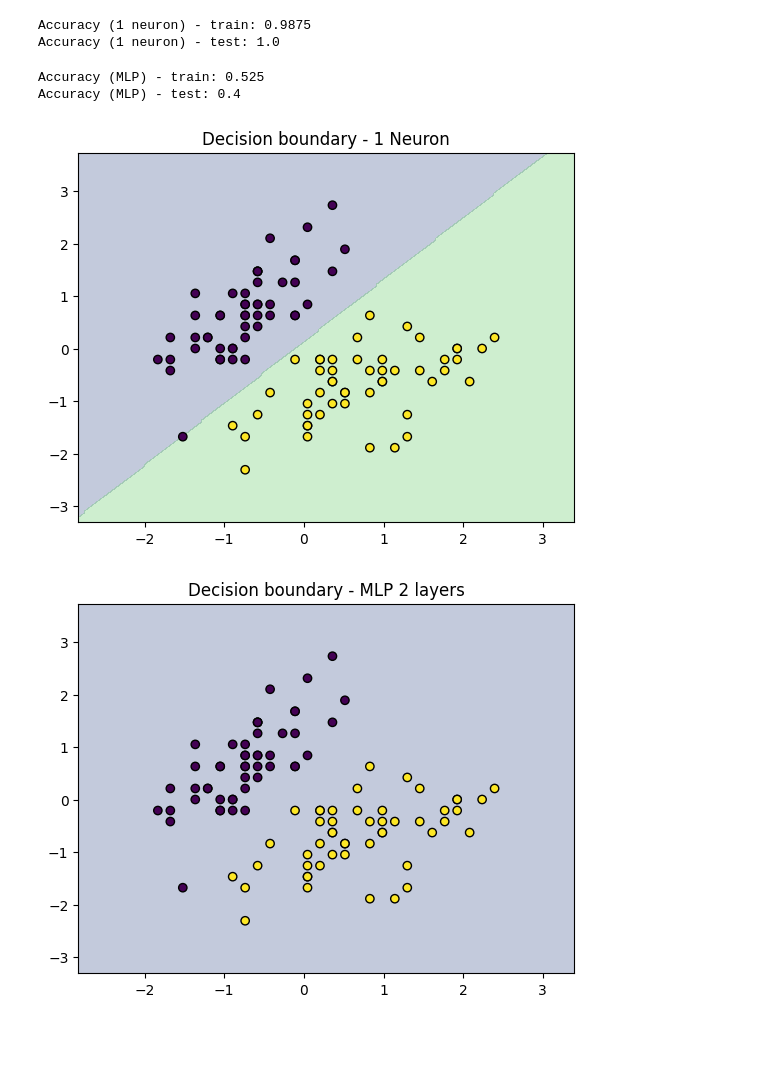
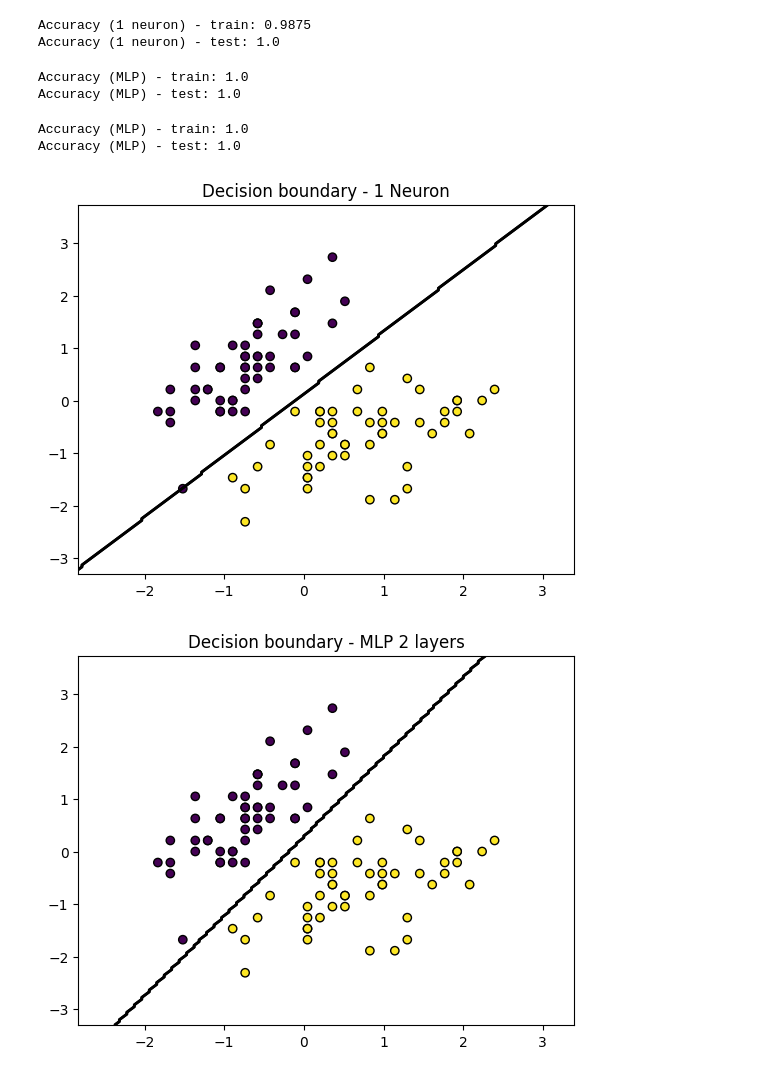
Before and after one commit to YuraPanov/Machine_Learning, a Jupyter notebook: lab 3/Untitled.ipynb, the cells around one changed output. Cells and saved outputs as stored; diff of their text form; code cells hidden in the pictures; blank space fills up the shorter version.

```diff
--- a/lab 3/Untitled.ipynb
+++ b/lab 3/Untitled.ipynb
@@ -49,7 +49,7 @@ class MLP:
         self.lr = lr
         for i in range(len(layer_sizes)-1):
             layer = {
-                'weights': np.random.randn(layer_sizes[i], layer_sizes[i+1]) * 0.01,
+                'weights': np.random.randn(layer_sizes[i], layer_sizes[i+1]) * 0.1,
                 'bias': np.zeros((1, layer_sizes[i+1]))
             }
             self.layers.append(layer)
@@ -66,7 +66,7 @@ class MLP:
     def backward(self, X, Y):
         m = X.shape[0]
         A_final = self.activations[-1]
-        dA = A_final - Y  # для MSE или бинарной кросс-энтропии
+        dA = -(Y / A_final) + (1 - Y) / (1 - A_final)  # для MSE или бинарной кросс-энтропии
 
         for i in reversed(range(len(self.layers))):
             A_prev = self.activations[i]
@@ -119,7 +119,7 @@ Accuracy (1 neuron) - test: 1.0
 # %%
 # MLP: 2 входа -> 10 -> 10 -> 1 выход
 mlp = MLP([2, 10, 10, 1], lr=0.1)
-mlp.train(X_train, y_train, epochs=2000)
+mlp.train(X_train, y_train, epochs=5000)
 
 y_pred_train_mlp = mlp.predict(X_train)
 y_pred_test_mlp = mlp.predict(X_test)
@@ -127,29 +127,42 @@ y_pred_test_mlp = mlp.predict(X_test)
 print("Accuracy (MLP) - train:", accuracy_score(y_train, y_pred_train_mlp))
 print("Accuracy (MLP) - test:", accuracy_score(y_test, y_pred_test_mlp))
 # %% [output]
-Accuracy (MLP) - train: 0.525
-Accuracy (MLP) - test: 0.4
+Accuracy (MLP) - train: 1.0
+Accuracy (MLP) - test: 1.0
 # %%
-def plot_decision_boundary(model, X, y, title):
-    x_min, x_max = X[:,0].min()-1, X[:,0].max()+1
-    y_min, y_max = X[:,1].min()-1, X[:,1].max()+1
-    xx, yy = np.meshgrid(np.linspace(x_min, x_max, 200),
-                         np.linspace(y_min, y_max, 200))
-    grid = np.c_[xx.ravel(), yy.ravel()]
+# MLP: 2 входа -> 10 -> 10 -> 1 выход
+mlp = MLP([2, 10, 10, 1], lr=0.1)
+mlp.train(X_train, y_train, epochs=5000)
 
-    if isinstance(model, Neuron):
-        Z = model.forward(grid) > 0.5
-    else:
-        Z = model.predict(grid)
-    Z = Z.reshape(xx.shape)
+y_pred_train_mlp = mlp.predict(X_train)
+y_pred_test_mlp = mlp.predict(X_test)
 
-    plt.contourf(xx, yy, Z, alpha=0.3)
-    plt.scatter(X[:,0], X[:,1], c=y.ravel(), edgecolors='k')
-    plt.title(title)
-    plt.show()
-
-plot_decision_boundary(neuron, X, y, "Decision boundary - 1 Neuron")
-plot_decision_boundary(mlp, X, y, "Decision boundary - MLP 2 layers")
+print("Accuracy (MLP) - train:", accuracy_score(y_train, y_pred_train_mlp))
+print("Accuracy (MLP) - test:", accuracy_score(y_test, y_pred_test_mlp))
 # %% [output]
-[figure, removed]
-[figure, removed]
+Accuracy (MLP) - train: 1.0
+Accuracy (MLP) - test: 1.0
+# %%
+def plot_decision_boundary(model, X, y, title):
+    x_min, x_max = X[:,0].min()-1, X[:,0].max()+1
+    y_min, y_max = X[:,1].min()-1, X[:,1].max()+1
+    xx, yy = np.meshgrid(np.linspace(x_min, x_max, 200),
+                         np.linspace(y_min, y_max, 200))
+    grid = np.c_[xx.ravel(), yy.ravel()]
+
+    if isinstance(model, Neuron):
+        Z = model.forward(grid) > 0.5
+    else:
+        Z = model.predict(grid)
+    Z = Z.reshape(xx.shape)
+
+    plt.contour(xx, yy, Z, levels=[0.49, 0.51], colors='black', linewidths=2)
+    plt.scatter(X[:,0], X[:,1], c=y.ravel(), edgecolors='k')
+    plt.title(title)
+    plt.show()
+
+plot_decision_boundary(neuron, X, y, "Decision boundary - 1 Neuron")
+plot_decision_boundary(mlp, X, y, "Decision boundary - MLP 2 layers")
+# %% [output]
+[figure, added]
+[figure, added]
```
